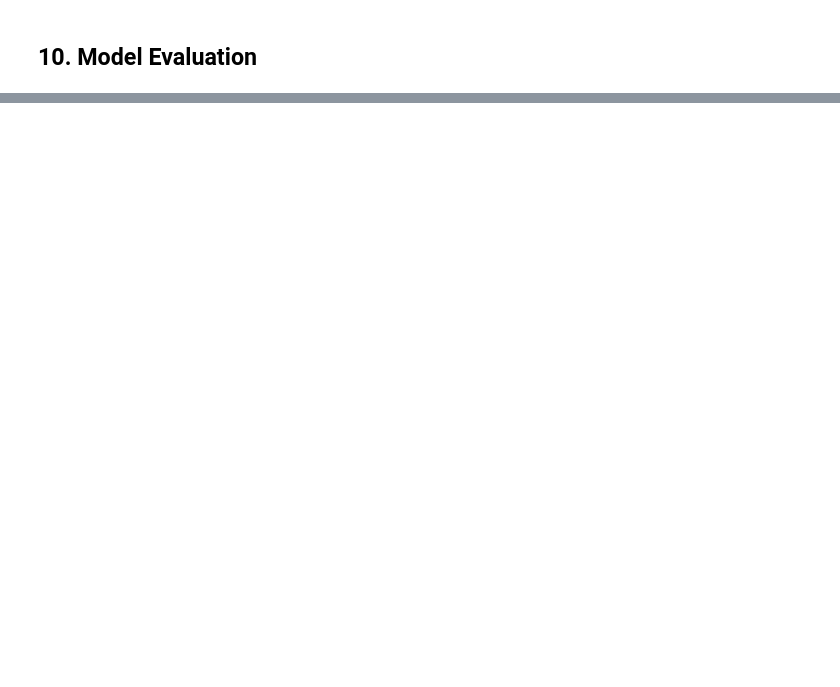
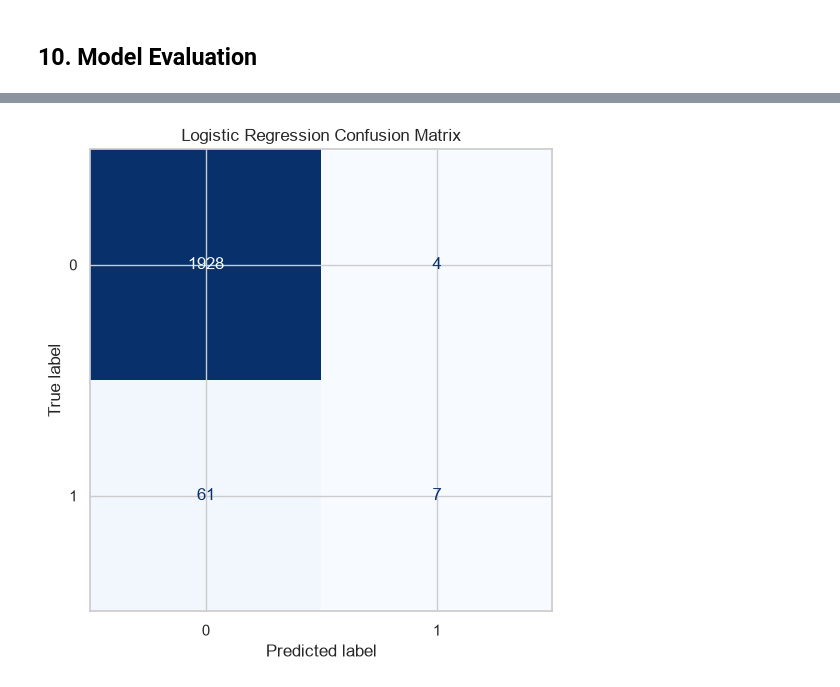
Before and after one commit to Victoria-Hart/industrial-maintenance-project, a Jupyter notebook: notebooks/predictive-maintenance.ipynb, the cells around one changed output, grey strips where cells are left out. Cells and saved outputs as stored; diff of their text form; code cells hidden in the pictures; blank space fills up the shorter version.

Commit message:
Update project documentation and notebook

```diff
--- a/notebooks/predictive-maintenance.ipynb
+++ b/notebooks/predictive-maintenance.ipynb
@@ -520,0 +800,20 @@ print("ANN model saved successfully.")
+# %%
+# Load the saved train/test split
+X_train = pd.read_csv(PROJECT_ROOT / "data" / "processed" / "X_train.csv")
+X_test = pd.read_csv(PROJECT_ROOT / "data" / "processed" / "X_test.csv")
+
+y_train = pd.read_csv(PROJECT_ROOT / "data" / "processed" / "y_train.csv").squeeze()
+y_test = pd.read_csv(PROJECT_ROOT / "data" / "processed" / "y_test.csv").squeeze()
+
+# Scale the features
+scaler = StandardScaler()
+
+X_train_scaled = scaler.fit_transform(X_train)
+X_test_scaled = scaler.transform(X_test)
+
+# Convert for TensorFlow
+X_train_nn = X_train_scaled.astype(np.float32)
+X_test_nn = X_test_scaled.astype(np.float32)
+
+y_train_nn = y_train.astype(np.float32)
+y_test_nn = y_test.astype(np.float32)
@@ -740,0 +939,14 @@ Possible future improvements include:
+# %%
+from sklearn.metrics import ConfusionMatrixDisplay
+
+ConfusionMatrixDisplay.from_predictions(
+    y_test,
+    y_pred_lr,
+    cmap="Blues",
+    colorbar=False
+)
+
+plt.title("Logistic Regression Confusion Matrix")
+plt.show()
+# %% [output]
+[figure, added]
```
Also changed, not shown: parts of 143 cells of this notebook.
